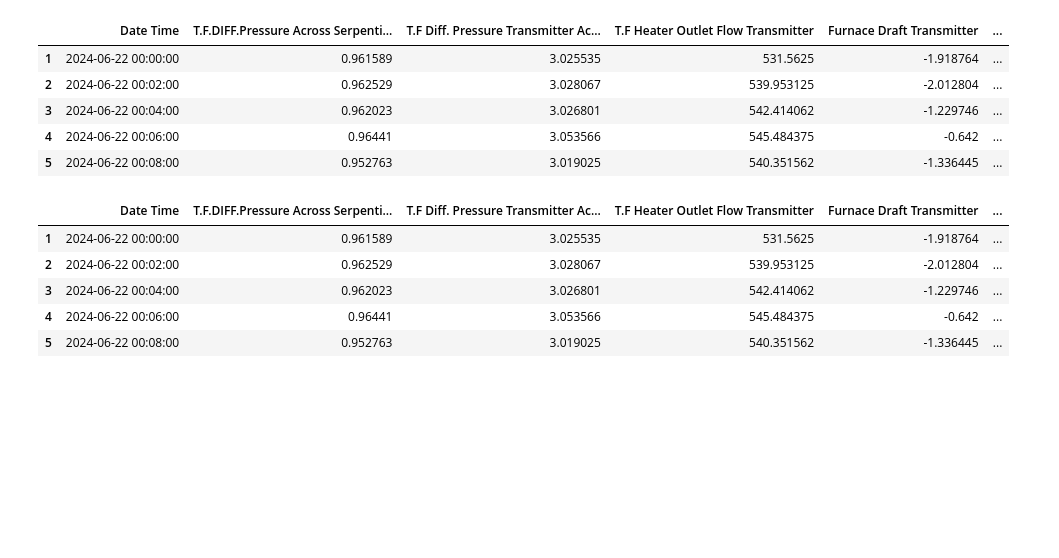
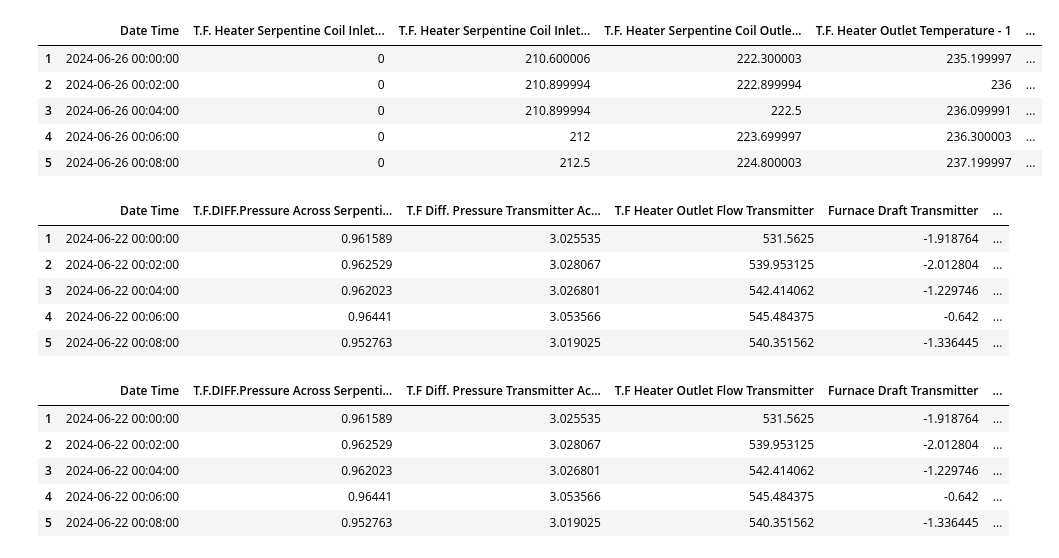
Before and after one commit to Nipuna-Tennakoon/AI-Development-for-Biomass-Heaters, a Jupyter notebook: data_cleaning/eda_jun_jul.ipynb, the cells around one changed output. Drawn from its saved outputs; the diff is of its cells as text; code cells hidden in the pictures; blank space fills up the shorter version.

```diff
--- a/data_cleaning/eda_jun_jul.ipynb
+++ b/data_cleaning/eda_jun_jul.ipynb
@@ -46,3 +55,12 @@ memory usage: 208.5+ KB
+# %%
+df_2.head()
+# %% [output]
+|  | Date Time | T.F. Heater Serpentine Coil Inlet... | T.F. Heater Serpentine Coil Inlet... | T.F. Heater Serpentine Coil Outle... | T.F. Heater Outlet Temperature - 1 | ... |
+| 1 | 2024-06-26 00:00:00 | 0 | 210.600006 | 222.300003 | 235.199997 | ... |
+| 2 | 2024-06-26 00:02:00 | 0 | 210.899994 | 222.899994 | 236 | ... |
+| 3 | 2024-06-26 00:04:00 | 0 | 210.899994 | 222.5 | 236.099991 | ... |
+| 4 | 2024-06-26 00:06:00 | 0 | 212 | 223.699997 | 236.300003 | ... |
+| 5 | 2024-06-26 00:08:00 | 0 | 212.5 | 224.800003 | 237.199997 | ... |
 # %%
 tail_df = df_1[df_1["Date Time"]>=pd.to_datetime("2024-06-22 00:00:00")]
 tail_df.head()
```
Also changed, not shown: parts of 4 cells of this notebook.
